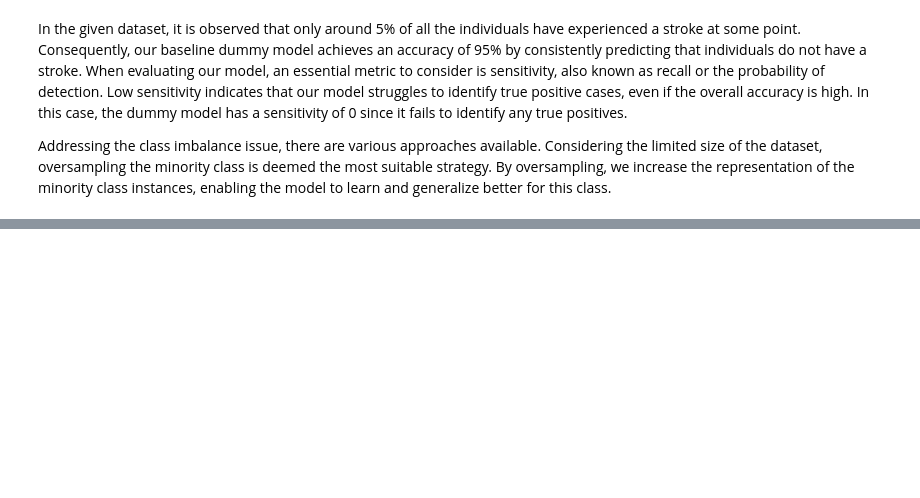
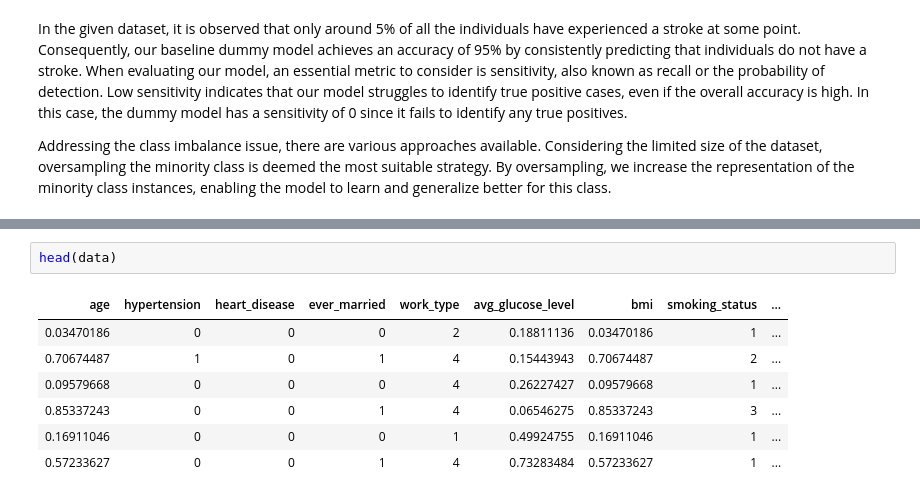
Before and after one commit to mriamft/Stroke-Prediction, a Jupyter notebook: Phase1 Jupyter notebook(1).ipynb, the cells around one changed output, grey strips where cells are left out. Saved outputs shown, nothing was run; the diff lists cells and outputs as text; blank space fills up the shorter version.

```diff
--- a/Phase1 Jupyter notebook(1).ipynb
+++ b/Phase1 Jupyter notebook(1).ipynb
@@ -581,0 +682,10 @@ title(main="Data after oversampling", xlab="Stroke", ylab="observations")
+# %%
+head(data)
+# %% [output]
+| age | hypertension | heart_disease | ever_married | work_type | avg_glucose_level | bmi | smoking_status | ... |
+| 0.03470186 | 0 | 0 | 0 | 2 | 0.18811136 | 0.03470186 | 1 | ... |
+| 0.70674487 | 1 | 0 | 1 | 4 | 0.15443943 | 0.70674487 | 2 | ... |
+| 0.09579668 | 0 | 0 | 0 | 4 | 0.26227427 | 0.09579668 | 1 | ... |
+| 0.85337243 | 0 | 0 | 1 | 4 | 0.06546275 | 0.85337243 | 3 | ... |
+| 0.16911046 | 0 | 0 | 0 | 1 | 0.49924755 | 0.16911046 | 1 | ... |
+| 0.57233627 | 0 | 0 | 1 | 4 | 0.73283484 | 0.57233627 | 1 | ... |
```
Also changed, not shown: parts of 56 cells of this notebook, 1 other file.
